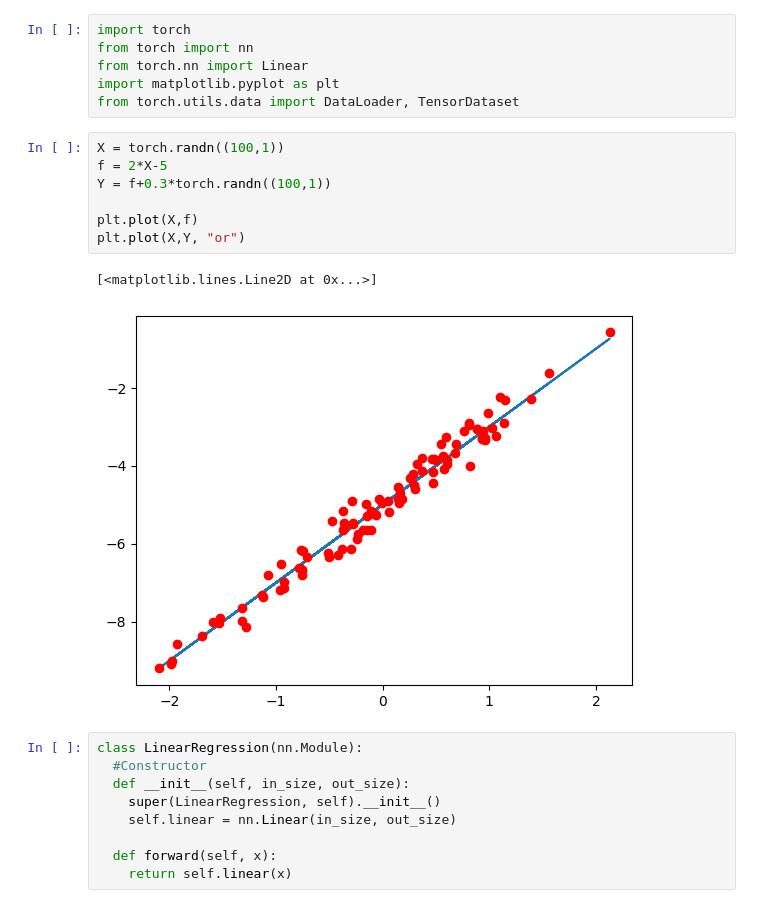
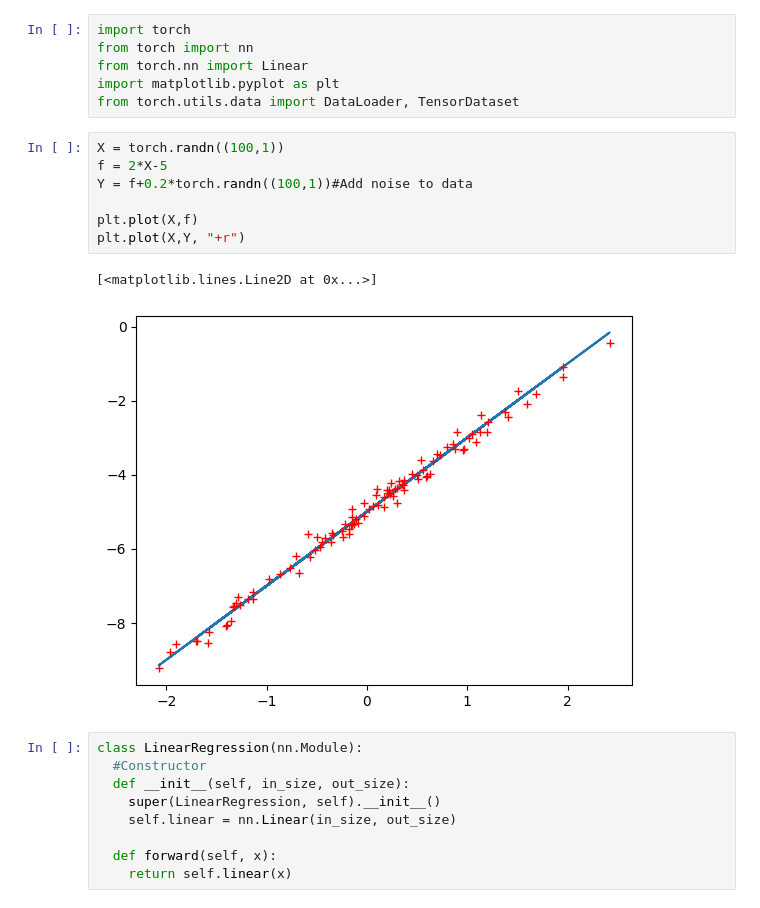
Before and after one commit to clemsadand/ml-linear-regression, a Jupyter notebook: training_linear_regression1D.ipynb, the cells around one changed output. Drawn from its saved outputs; the diff is of its cells as text.

```diff
--- a/training_linear_regression1D.ipynb
+++ b/training_linear_regression1D.ipynb
@@ -7,13 +7,13 @@ from torch.utils.data import DataLoader, TensorDataset
 # %%
 X = torch.randn((100,1))
 f = 2*X-5
-Y = f+0.3*torch.randn((100,1))
+Y = f+0.2*torch.randn((100,1))#Add noise to data
 
 plt.plot(X,f)
-plt.plot(X,Y, "or")
+plt.plot(X,Y, "+r")
 # %% [output]
 [<matplotlib.lines.Line2D at 0x...>]
-[figure, old version]
+[figure, new version]
 # %%
 class LinearRegression(nn.Module):
   #Constructor
```
Also changed, not shown: parts of 5 cells of this notebook.
